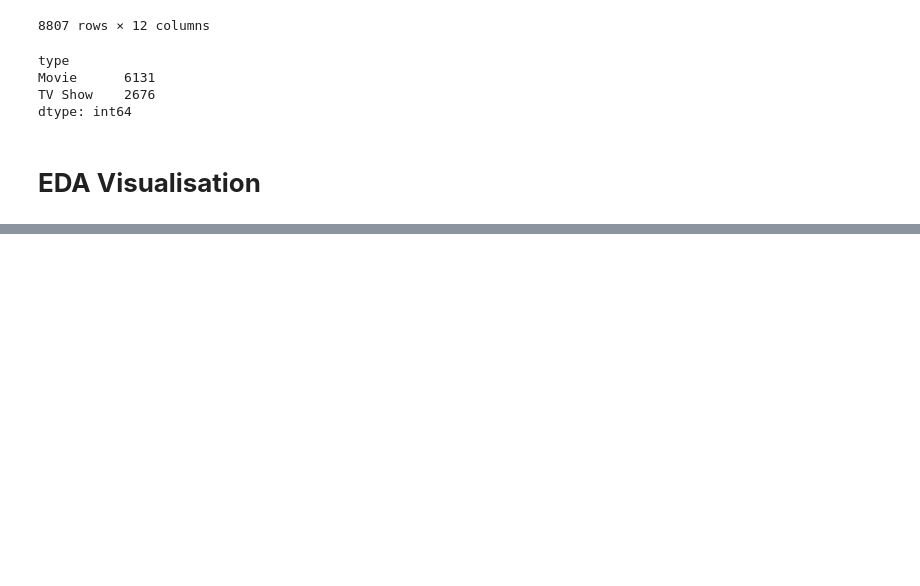
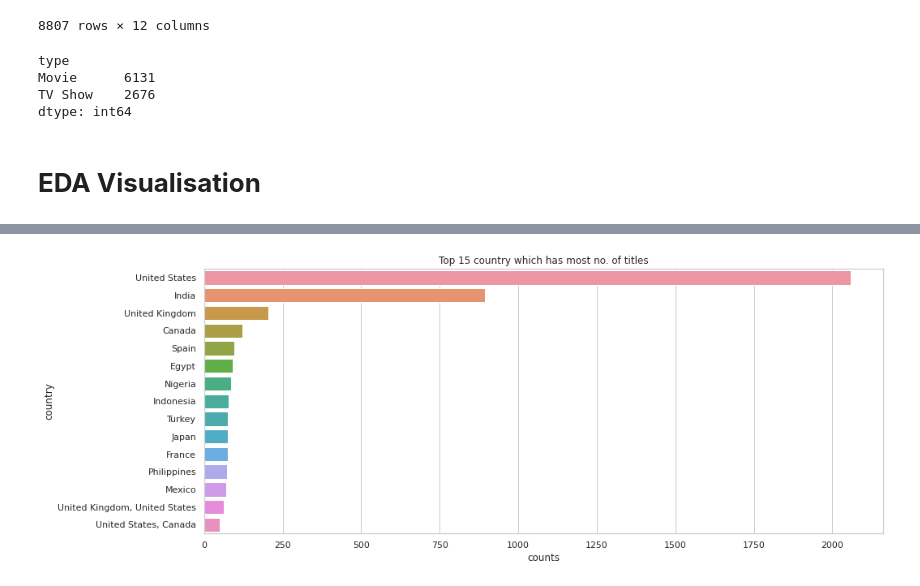
Before and after one commit to srijita1406/Data-Analytics, a Jupyter notebook: Netflix_Shows_EDA.ipynb, the cells around one changed output, grey strips where cells are left out. Saved outputs shown, nothing was run; the diff lists cells and outputs as text; code cells hidden in the pictures; blank space fills up the shorter version.

```diff
--- a/Netflix_Shows_EDA.ipynb
+++ b/Netflix_Shows_EDA.ipynb
@@ -187,0 +241,8 @@ fig.show()
+# %%
+#Top 15 country which has most no. of titles
+plt.figure(figsize=(15,6))
+top_countries = df_movies['country'].value_counts().rename_axis('country').reset_index(name = 'counts')[:15]
+sns.barplot(data = top_countries, x= 'counts',y = 'country')
+plt.title('Top 15 country which has most no. of titles');
+# %% [output]
+[figure, added]
```
Also changed, not shown: parts of 15 cells of this notebook.
